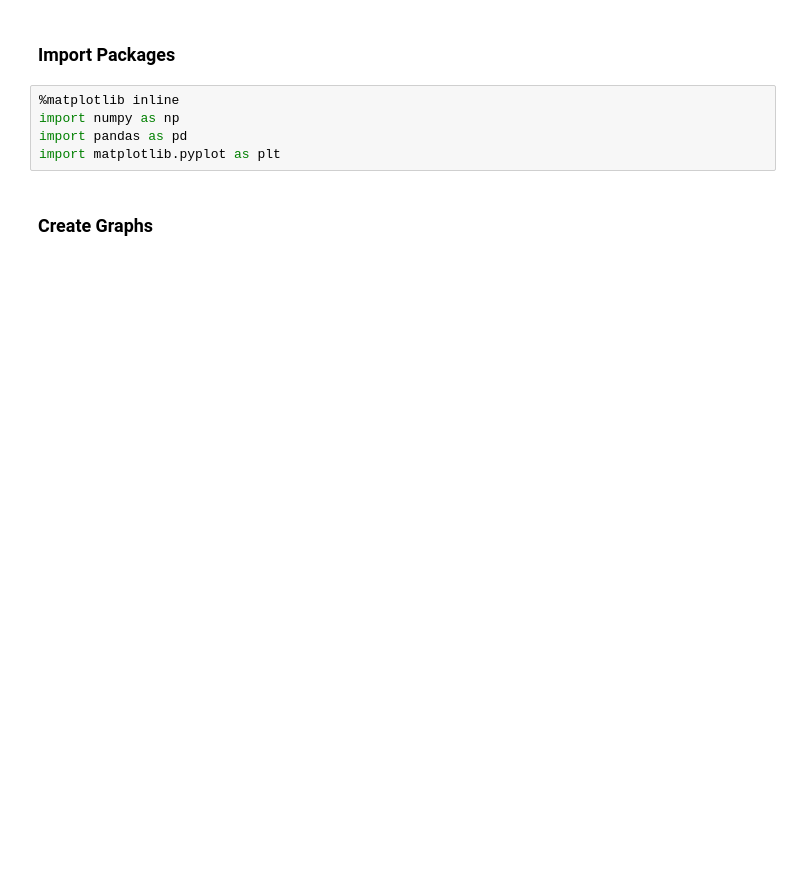
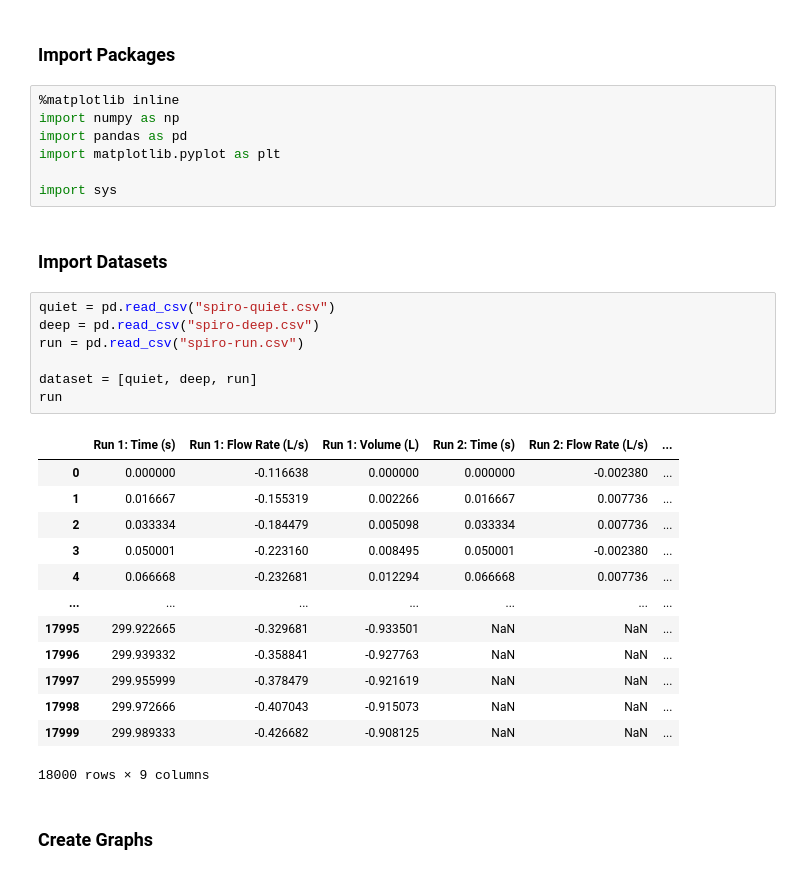
Before and after one commit to chenyenru/math_ia, a Jupyter notebook: main.ipynb, the cells around one changed output. Saved outputs shown, nothing was run; the diff lists cells and outputs as text; blank space fills up the shorter version.

```diff
--- a/main.ipynb
+++ b/main.ipynb
@@ -5,5 +5,30 @@
 import numpy as np
 import pandas as pd
 import matplotlib.pyplot as plt
+
+import sys
+# %% [markdown]
+### Import Datasets
+# %%
+quiet = pd.read_csv("spiro-quiet.csv")
+deep = pd.read_csv("spiro-deep.csv")
+run = pd.read_csv("spiro-run.csv")
+
+dataset = [quiet, deep, run]
+run
+# %% [output]
+|  | Run 1: Time (s) | Run 1: Flow Rate (L/s) | Run 1: Volume (L) | Run 2: Time (s) | Run 2: Flow Rate (L/s) | ... |
+| 0 | 0.000000 | -0.116638 | 0.000000 | 0.000000 | -0.002380 | ... |
+| 1 | 0.016667 | -0.155319 | 0.002266 | 0.016667 | 0.007736 | ... |
+| 2 | 0.033334 | -0.184479 | 0.005098 | 0.033334 | 0.007736 | ... |
+| 3 | 0.050001 | -0.223160 | 0.008495 | 0.050001 | -0.002380 | ... |
+| 4 | 0.066668 | -0.232681 | 0.012294 | 0.066668 | 0.007736 | ... |
+| ... | ... | ... | ... | ... | ... | ... |
+| 17995 | 299.922665 | -0.329681 | -0.933501 | NaN | NaN | ... |
+| 17996 | 299.939332 | -0.358841 | -0.927763 | NaN | NaN | ... |
+| 17997 | 299.955999 | -0.378479 | -0.921619 | NaN | NaN | ... |
+| 17998 | 299.972666 | -0.407043 | -0.915073 | NaN | NaN | ... |
+| 17999 | 299.989333 | -0.426682 | -0.908125 | NaN | NaN | ... |
+18000 rows × 9 columns
 # %% [markdown]
 ### Create Graphs
```
Also changed, not shown: parts of 5 cells of this notebook, 2 other files.
